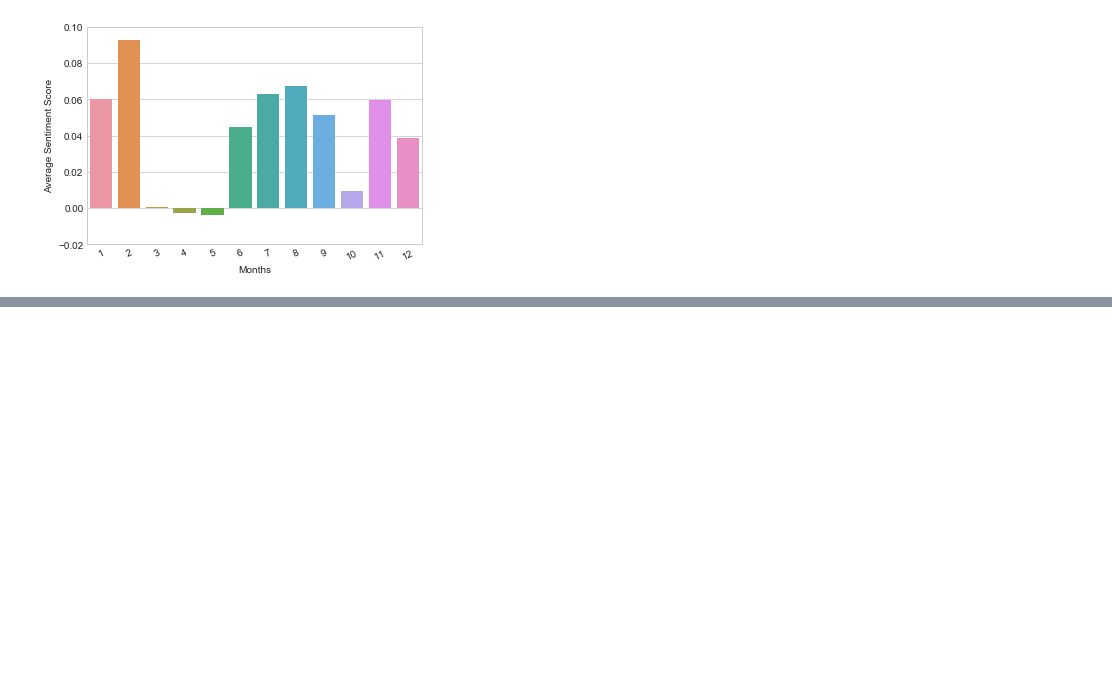
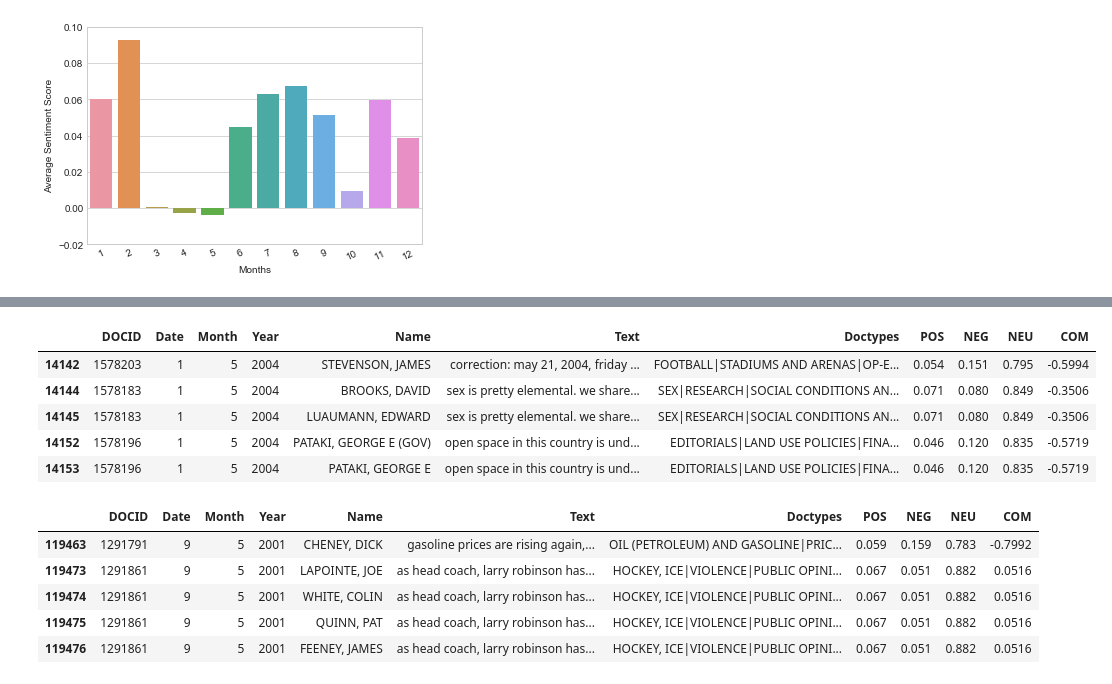
Before and after one commit to Data-Science-for-Linguists/NYT_Figures_Sentiment_Analysis, a Jupyter notebook: jupyter_notebooks/processing_and_analysis.ipynb, the cells around one changed output, grey strips where cells are left out. Cells and saved outputs as stored; diff of their text form; code cells hidden in the pictures; blank space fills up the shorter version.

```diff
--- a/jupyter_notebooks/processing_and_analysis.ipynb
+++ b/jupyter_notebooks/processing_and_analysis.ipynb
@@ -420,0 +545,17 @@ plt.show()
+# %%
+may = opinions[opinions["Month"] == "5"]
+may.head()
+may.tail()
+# %% [output]
+|  | DOCID | Date | Month | Year | Name | Text | Doctypes | POS | NEG | NEU | COM |
+| 14142 | 1578203 | 1 | 5 | 2004 | STEVENSON, JAMES | correction: may 21, 2004, friday ... | FOOTBALL|STADIUMS AND ARENAS|OP-E... | 0.054 | 0.151 | 0.795 | -0.5994 |
+| 14144 | 1578183 | 1 | 5 | 2004 | BROOKS, DAVID | sex is pretty elemental. we share... | SEX|RESEARCH|SOCIAL CONDITIONS AN... | 0.071 | 0.080 | 0.849 | -0.3506 |
+| 14145 | 1578183 | 1 | 5 | 2004 | LUAUMANN, EDWARD | sex is pretty elemental. we share... | SEX|RESEARCH|SOCIAL CONDITIONS AN... | 0.071 | 0.080 | 0.849 | -0.3506 |
+| 14152 | 1578196 | 1 | 5 | 2004 | PATAKI, GEORGE E (GOV) | open space in this country is und... | EDITORIALS|LAND USE POLICIES|FINA... | 0.046 | 0.120 | 0.835 | -0.5719 |
+| 14153 | 1578196 | 1 | 5 | 2004 | PATAKI, GEORGE E | open space in this country is und... | EDITORIALS|LAND USE POLICIES|FINA... | 0.046 | 0.120 | 0.835 | -0.5719 |
+|  | DOCID | Date | Month | Year | Name | Text | Doctypes | POS | NEG | NEU | COM |
+| 119463 | 1291791 | 9 | 5 | 2001 | CHENEY, DICK | gasoline prices are rising again,... | OIL (PETROLEUM) AND GASOLINE|PRIC... | 0.059 | 0.159 | 0.783 | -0.7992 |
+| 119473 | 1291861 | 9 | 5 | 2001 | LAPOINTE, JOE | as head coach, larry robinson has... | HOCKEY, ICE|VIOLENCE|PUBLIC OPINI... | 0.067 | 0.051 | 0.882 | 0.0516 |
+| 119474 | 1291861 | 9 | 5 | 2001 | WHITE, COLIN | as head coach, larry robinson has... | HOCKEY, ICE|VIOLENCE|PUBLIC OPINI... | 0.067 | 0.051 | 0.882 | 0.0516 |
+| 119475 | 1291861 | 9 | 5 | 2001 | QUINN, PAT | as head coach, larry robinson has... | HOCKEY, ICE|VIOLENCE|PUBLIC OPINI... | 0.067 | 0.051 | 0.882 | 0.0516 |
+| 119476 | 1291861 | 9 | 5 | 2001 | FEENEY, JAMES | as head coach, larry robinson has... | HOCKEY, ICE|VIOLENCE|PUBLIC OPINI... | 0.067 | 0.051 | 0.882 | 0.0516 |
```
Also changed, not shown: parts of 26 cells of this notebook, 1 other file.
